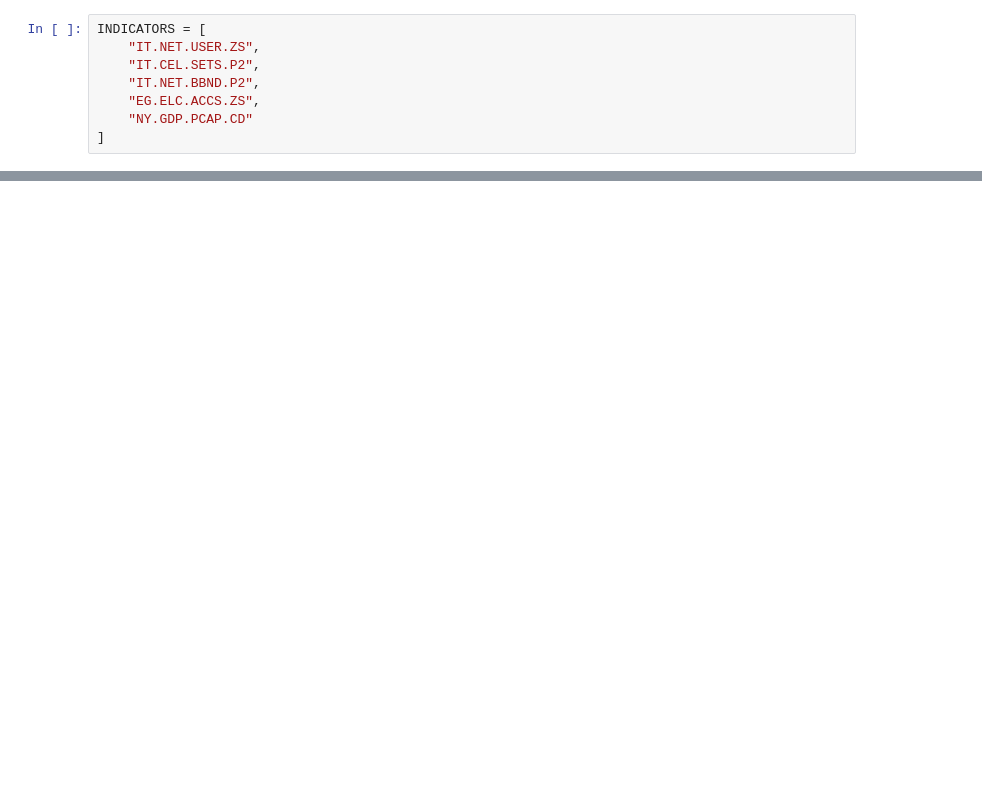
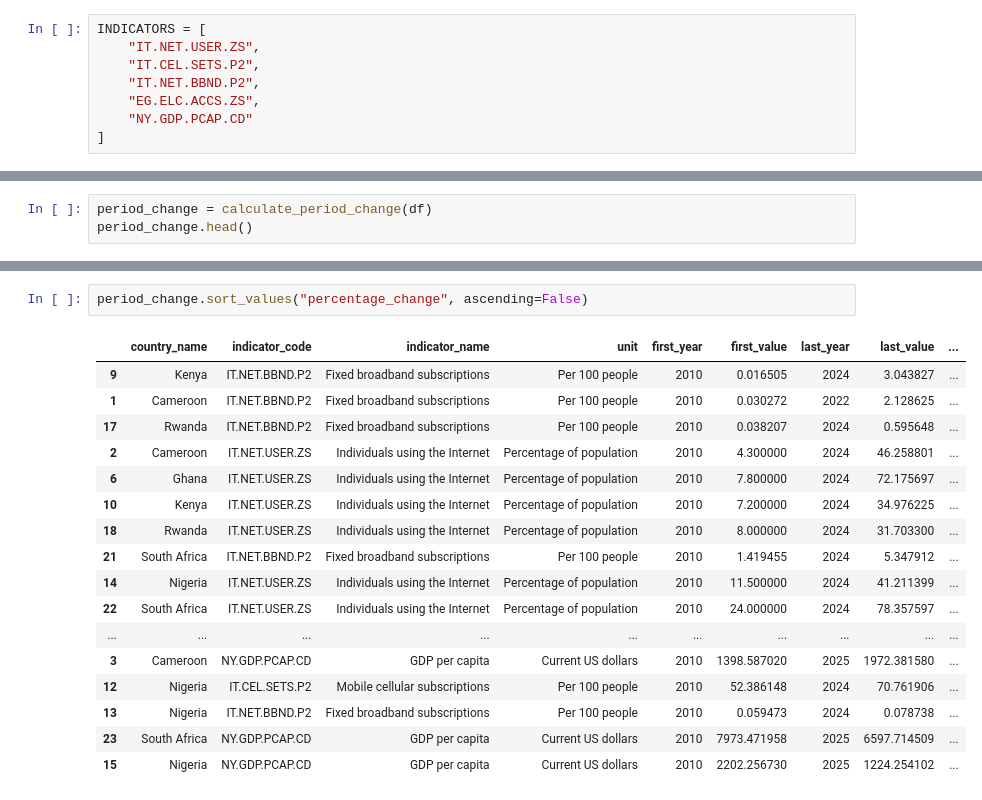
Before and after one commit to nevilleajim/digital_transformation_monitoring_system, a Jupyter notebook: notebooks/03_data_analysis.ipynb, the cells around one changed output, grey strips where cells are left out. Drawn from its saved outputs; the diff is of its cells as text; blank space fills up the shorter version.

```diff
--- a/notebooks/03_data_analysis.ipynb
+++ b/notebooks/03_data_analysis.ipynb
@@ -36,0 +281,3 @@ df.head()
+# %%
+period_change = calculate_period_change(df)
+period_change.head()
@@ -36,0 +291,20 @@ df.head()
+# %%
+period_change.sort_values("percentage_change", ascending=False)
+# %% [output]
+|  | country_name | indicator_code | indicator_name | unit | first_year | first_value | last_year | last_value | ... |
+| 9 | Kenya | IT.NET.BBND.P2 | Fixed broadband subscriptions | Per 100 people | 2010 | 0.016505 | 2024 | 3.043827 | ... |
+| 1 | Cameroon | IT.NET.BBND.P2 | Fixed broadband subscriptions | Per 100 people | 2010 | 0.030272 | 2022 | 2.128625 | ... |
+| 17 | Rwanda | IT.NET.BBND.P2 | Fixed broadband subscriptions | Per 100 people | 2010 | 0.038207 | 2024 | 0.595648 | ... |
+| 2 | Cameroon | IT.NET.USER.ZS | Individuals using the Internet | Percentage of population | 2010 | 4.300000 | 2024 | 46.258801 | ... |
+| 6 | Ghana | IT.NET.USER.ZS | Individuals using the Internet | Percentage of population | 2010 | 7.800000 | 2024 | 72.175697 | ... |
+| 10 | Kenya | IT.NET.USER.ZS | Individuals using the Internet | Percentage of population | 2010 | 7.200000 | 2024 | 34.976225 | ... |
+| 18 | Rwanda | IT.NET.USER.ZS | Individuals using the Internet | Percentage of population | 2010 | 8.000000 | 2024 | 31.703300 | ... |
+| 21 | South Africa | IT.NET.BBND.P2 | Fixed broadband subscriptions | Per 100 people | 2010 | 1.419455 | 2024 | 5.347912 | ... |
+| 14 | Nigeria | IT.NET.USER.ZS | Individuals using the Internet | Percentage of population | 2010 | 11.500000 | 2024 | 41.211399 | ... |
+| 22 | South Africa | IT.NET.USER.ZS | Individuals using the Internet | Percentage of population | 2010 | 24.000000 | 2024 | 78.357597 | ... |
+| ... | ... | ... | ... | ... | ... | ... | ... | ... | ... |
+| 3 | Cameroon | NY.GDP.PCAP.CD | GDP per capita | Current US dollars | 2010 | 1398.587020 | 2025 | 1972.381580 | ... |
+| 12 | Nigeria | IT.CEL.SETS.P2 | Mobile cellular subscriptions | Per 100 people | 2010 | 52.386148 | 2024 | 70.761906 | ... |
+| 13 | Nigeria | IT.NET.BBND.P2 | Fixed broadband subscriptions | Per 100 people | 2010 | 0.059473 | 2024 | 0.078738 | ... |
+| 23 | South Africa | NY.GDP.PCAP.CD | GDP per capita | Current US dollars | 2010 | 7973.471958 | 2025 | 6597.714509 | ... |
+| 15 | Nigeria | NY.GDP.PCAP.CD | GDP per capita | Current US dollars | 2010 | 2202.256730 | 2025 | 1224.254102 | ... |
```
Also changed, not shown: parts of 26 cells of this notebook, 2 other files.
